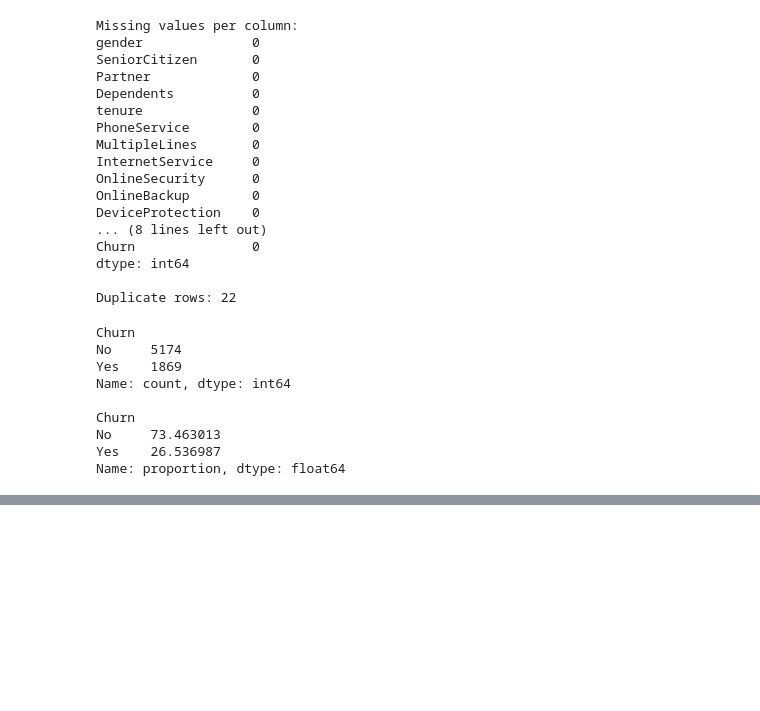
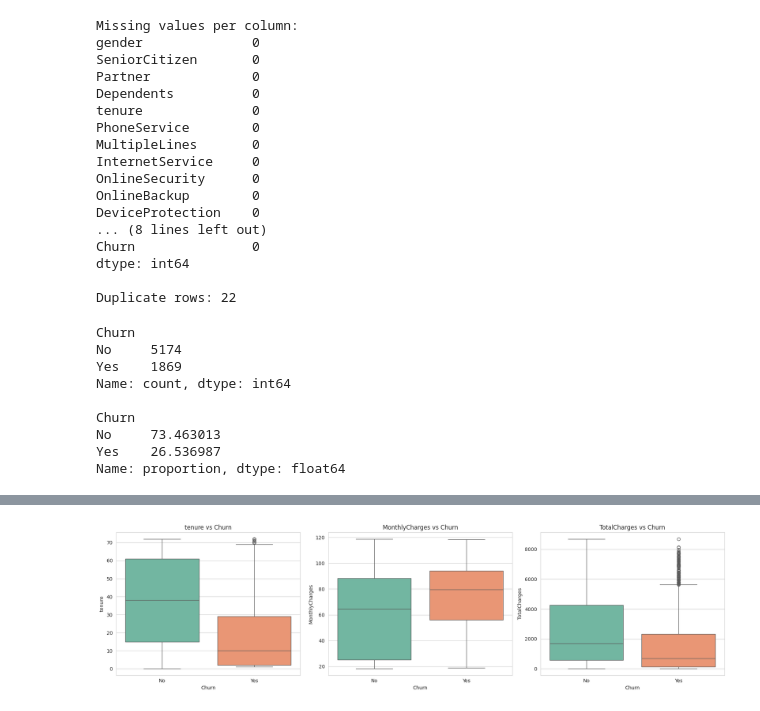
Before and after one commit to Hesandu-Ruwanpathirana/telco-customer-churn-prediction, a Jupyter notebook: churn_prediction.ipynb, the cells around one changed output, grey strips where cells are left out. Drawn from its saved outputs; the diff is of its cells as text; code cells hidden in the pictures; blank space fills up the shorter version.

```diff
--- a/churn_prediction.ipynb
+++ b/churn_prediction.ipynb
@@ -128,0 +168,11 @@ Name: proportion, dtype: float64
+# %%
+# Box plots comparing churners vs non-churners
+fig, axes = plt.subplots(1, 3, figsize=(18, 5))
+for i in range(len(num_cols)):
+    col = num_cols[i]
+    sns.boxplot(data=df, x="Churn", y=col, hue="Churn", legend=False, ax=axes[i], palette="Set2")
+    axes[i].set_title(col + " vs Churn")
+plt.tight_layout()
+plt.show()
+# %% [output]
+[figure, added]
```
Also changed, not shown: parts of 11 cells of this notebook.
